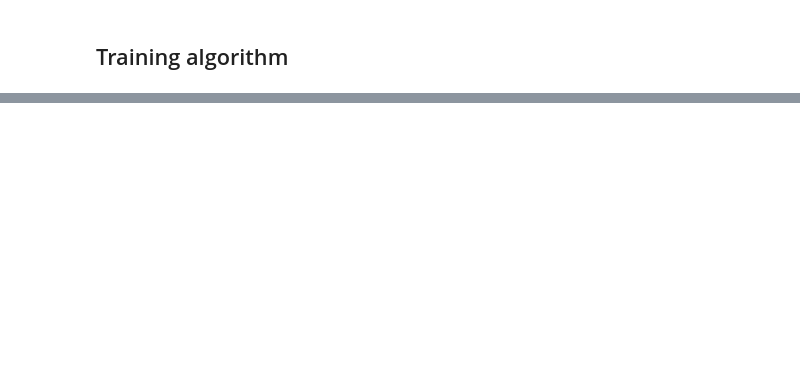
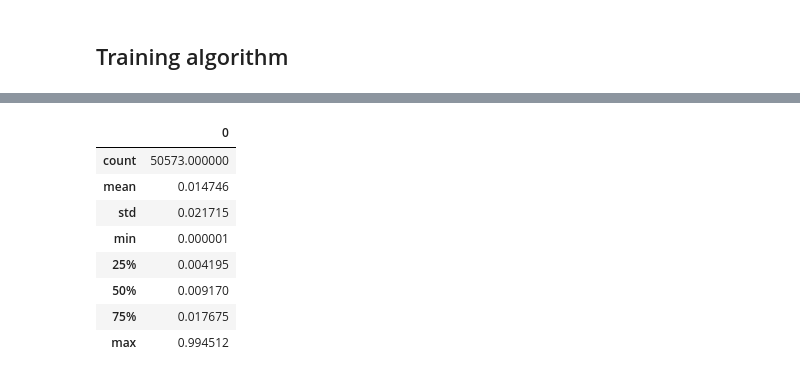
Before and after one commit to AyushmaanAggarwal/qtn-proj-ayu, a Jupyter notebook: cnn_wind.ipynb, the cells around one changed output, grey strips where cells are left out. Saved outputs shown, nothing was run; the diff lists cells and outputs as text; code cells hidden in the pictures; blank space fills up the shorter version.

```diff
--- a/cnn_wind.ipynb
+++ b/cnn_wind.ipynb
@@ -218,18 +62,0 @@ plt.scatter(test_time_sorted, denorm(pred_y, max(y_data)))
-# %%
-point = 100
-n = 4
-peakshift = (1 + 8*(1/7.3916)**2)
-plt.figure(figsize=(15, 2*n))
-for i in range(1, n):
-    plt.subplot(n,1, i)
-    plt.plot(freq/1000, test_x_sorted[i], 'o', markersize=3, label='WIND data')
-    f = freq[max(range(len(freq)), key=lambda x: test_x_sorted[i][x] if freq[x]/1000>10 else 0)]/1000
-
-    plt.axvline(x=denorm(pred_y, max(y_data))[i], color='r')
-    plt.axvline(x=denorm(test_y_sorted, max(y_data))[i])
-    plt.xscale('log')
-    plt.yscale('log')
-#print(pred_y[point], test_y_sorted[point])
-#print(pred_y[point]*max(y_data), test_y_sorted[point]*max(y_data))
-#max(pred_y)
-plt.show()
@@ -269,0 +99,17 @@ print(test_y_sorted[index]*max(y_data), (pred_y[index]-test_y_sorted[index])*max
+# %%
+denorm_test = denorm(test_y_sorted, max_y)
+denorm_pred = denorm(pred_y, max_y)[:,0]
+lst = list(map(lambda i: abs(denorm_pred[i]-denorm_test[i])/denorm_test[i],
+               range(len(pred_y))))
+
+pd.DataFrame(lst).describe()
+# %% [output]
+|  | 0 |
+| count | 50573.000000 |
+| mean | 0.014746 |
+| std | 0.021715 |
+| min | 0.000001 |
+| 25% | 0.004195 |
+| 50% | 0.009170 |
+| 75% | 0.017675 |
+| max | 0.994512 |
```
Also changed, not shown: parts of 46 cells of this notebook, 5 other files.
